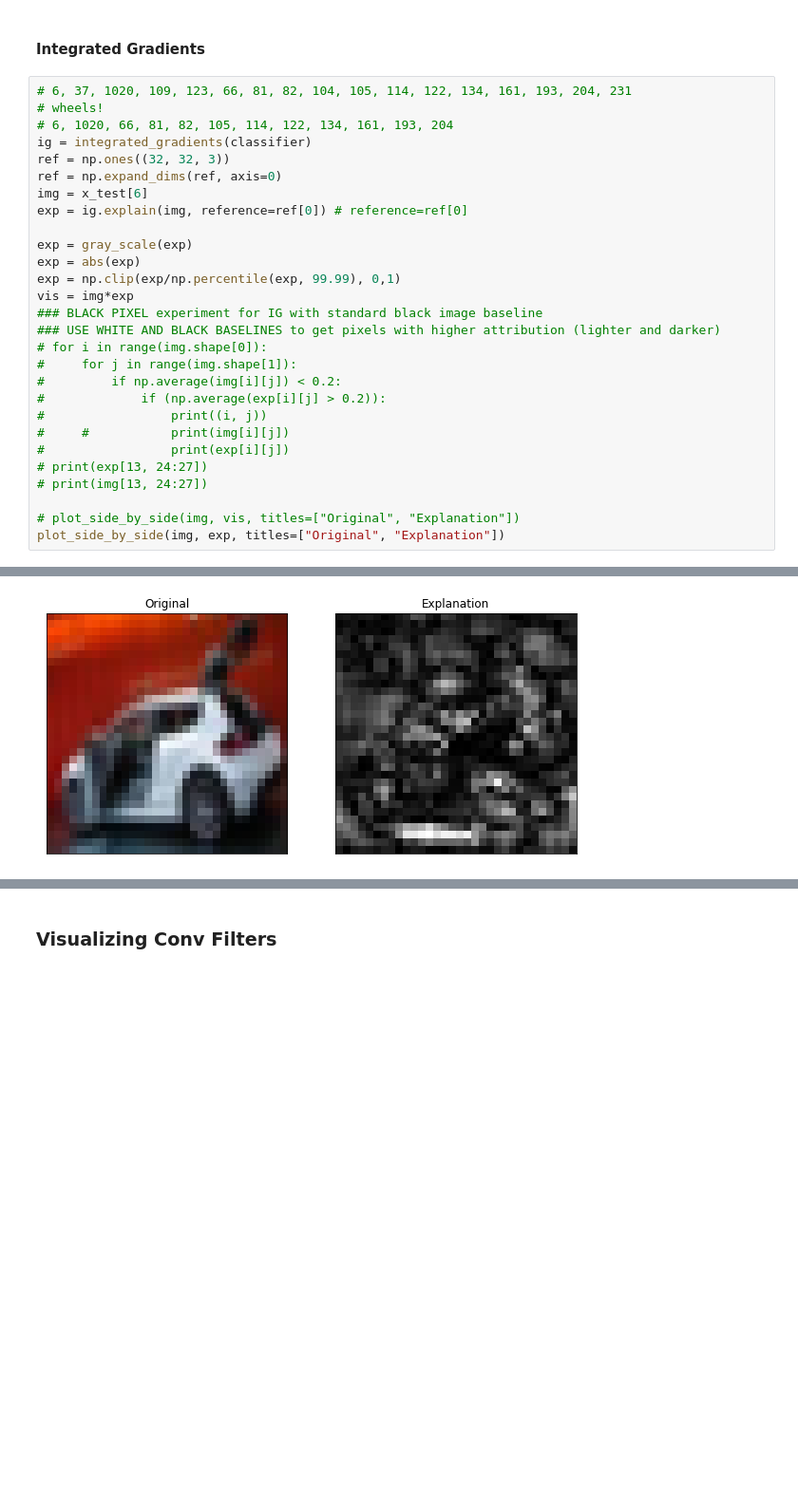
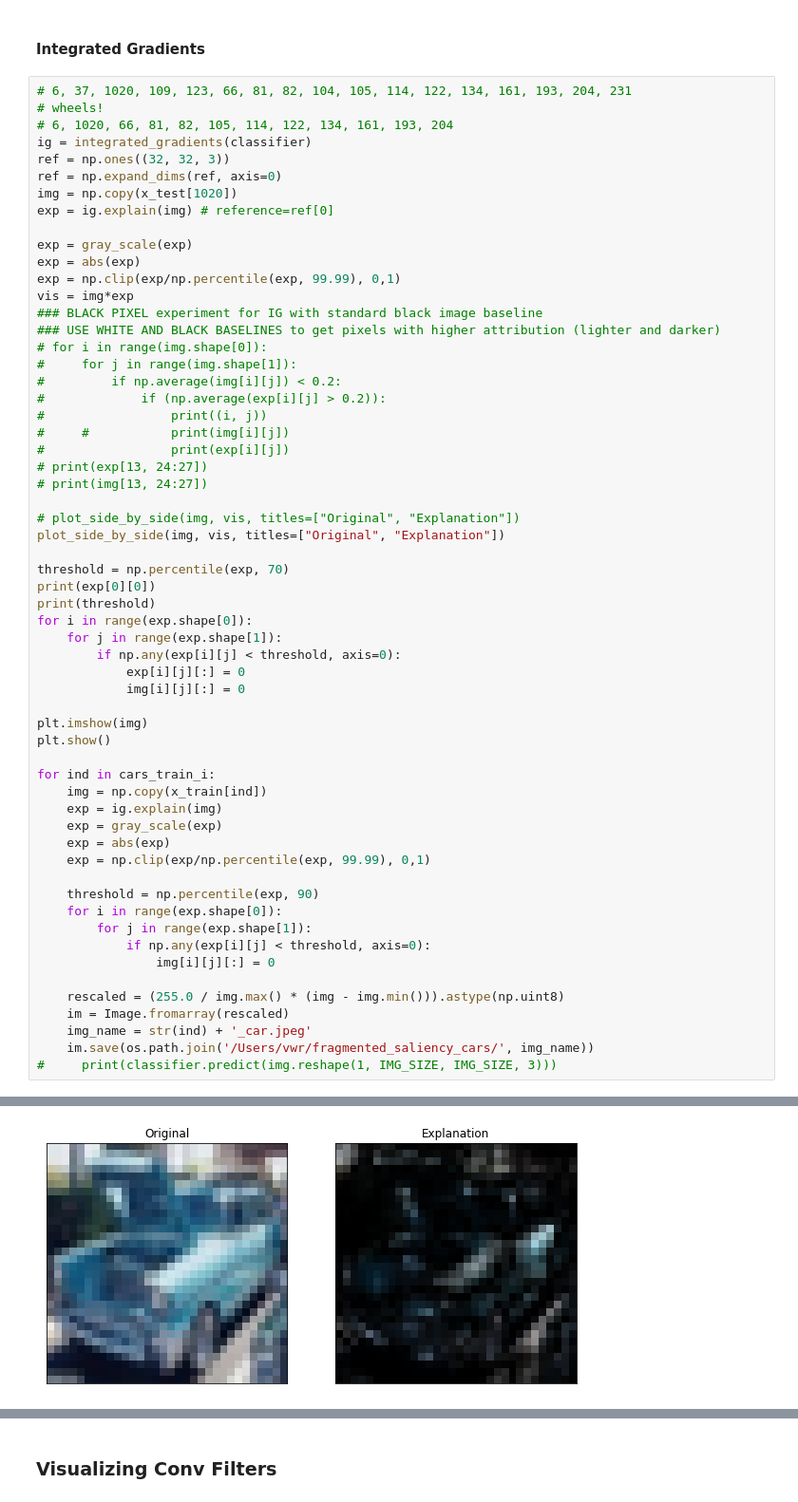
Before and after one commit to vwrj/car_autoencoder, a Jupyter notebook: Car Autoencoder.ipynb, the cells around one changed output, grey strips where cells are left out. Shown: that part at 95% size. Cells and saved outputs as stored; diff of their text form; blank space fills up the shorter version.

```diff
--- a/Car Autoencoder.ipynb
+++ b/Car Autoencoder.ipynb
@@ -331,34 +330,65 @@ print(predictions.shape)
 # %%
 # 6, 37, 1020, 109, 123, 66, 81, 82, 104, 105, 114, 122, 134, 161, 193, 204, 231
 # wheels!
 # 6, 1020, 66, 81, 82, 105, 114, 122, 134, 161, 193, 204
 ig = integrated_gradients(classifier)
 ref = np.ones((32, 32, 3))
 ref = np.expand_dims(ref, axis=0)
-img = x_test[6]
-exp = ig.explain(img, reference=ref[0]) # reference=ref[0]
+img = np.copy(x_test[1020])
+exp = ig.explain(img) # reference=ref[0]
 
 exp = gray_scale(exp)
 exp = abs(exp)
 exp = np.clip(exp/np.percentile(exp, 99.99), 0,1)
 vis = img*exp
 ### BLACK PIXEL experiment for IG with standard black image baseline
 ### USE WHITE AND BLACK BASELINES to get pixels with higher attribution (lighter and darker)
 # for i in range(img.shape[0]):
 #     for j in range(img.shape[1]):
 #         if np.average(img[i][j]) < 0.2:
 #             if (np.average(exp[i][j] > 0.2)):
 #                 print((i, j))
 #     #           print(img[i][j])
 #                 print(exp[i][j])
 # print(exp[13, 24:27])
 # print(img[13, 24:27])
 
 # plot_side_by_side(img, vis, titles=["Original", "Explanation"])
-plot_side_by_side(img, exp, titles=["Original", "Explanation"])
+plot_side_by_side(img, vis, titles=["Original", "Explanation"])
+
+threshold = np.percentile(exp, 70)
+print(exp[0][0])
+print(threshold)
+for i in range(exp.shape[0]):
+    for j in range(exp.shape[1]):
+        if np.any(exp[i][j] < threshold, axis=0):
+            exp[i][j][:] = 0
+            img[i][j][:] = 0
+
+plt.imshow(img)
+plt.show()
+
+for ind in cars_train_i:
+    img = np.copy(x_train[ind])
+    exp = ig.explain(img)
+    exp = gray_scale(exp)
+    exp = abs(exp)
+    exp = np.clip(exp/np.percentile(exp, 99.99), 0,1)
+
+    threshold = np.percentile(exp, 90)
+    for i in range(exp.shape[0]):
+        for j in range(exp.shape[1]):
+            if np.any(exp[i][j] < threshold, axis=0):
+                img[i][j][:] = 0
+
+    rescaled = (255.0 / img.max() * (img - img.min())).astype(np.uint8)
+    im = Image.fromarray(rescaled)
+    img_name = str(ind) + '_car.jpeg'
+    im.save(os.path.join('/Users/vwr/fragmented_saliency_cars/', img_name))
+#     print(classifier.predict(img.reshape(1, IMG_SIZE, IMG_SIZE, 3)))
 # %% [output]
 Evaluated output channel (0-based index): All
 Building gradient functions
 Progress: 100.0%
 Done.
-[figure, old version]
+[figure, new version]
```
Also changed, not shown: parts of 4 cells of this notebook, 2 other files.
